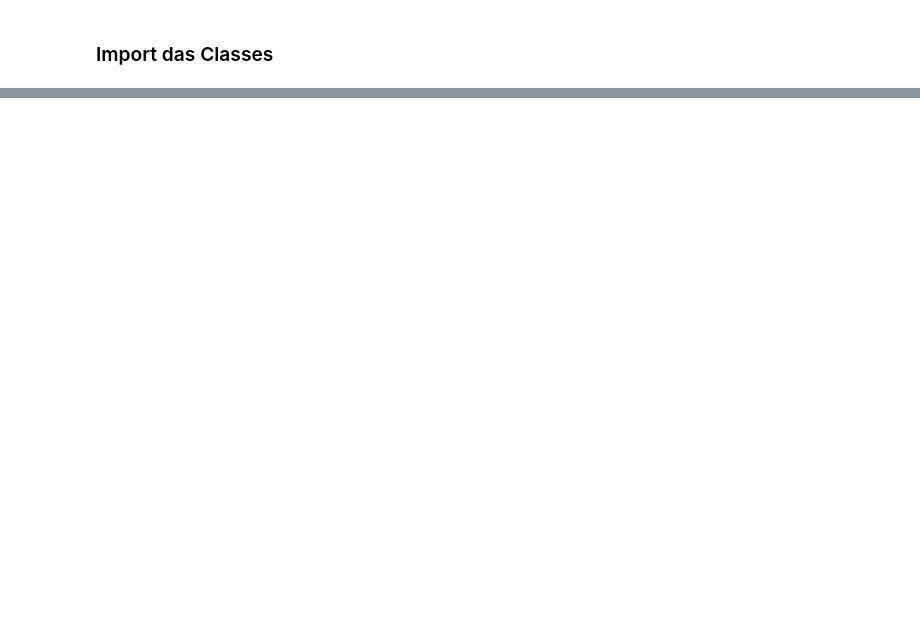
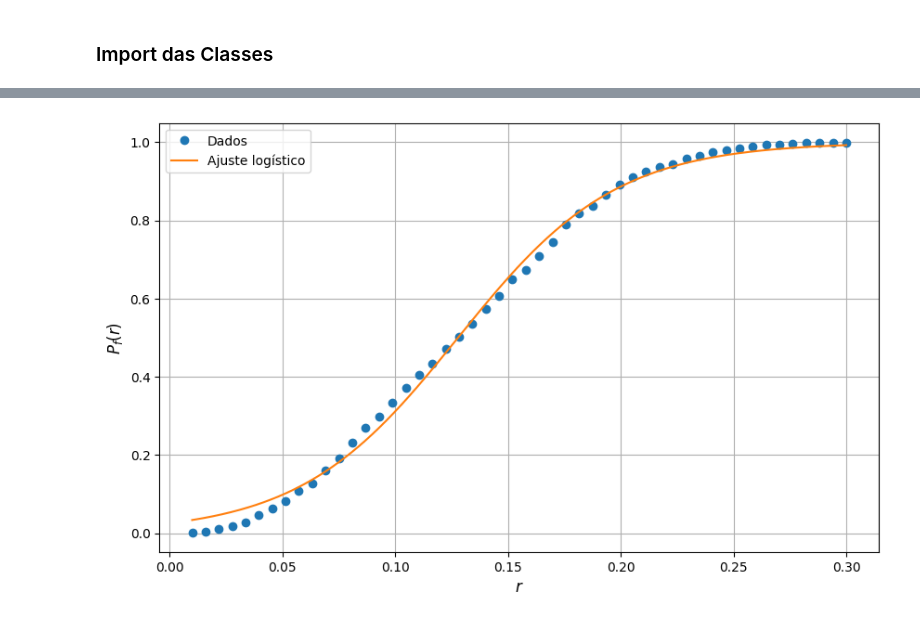
Before and after one commit to joaobalieiro/Classe_Problema_em_Redes, a Jupyter notebook: apresentacao_2.ipynb, the cells around one changed output, grey strips where cells are left out. Drawn from its saved outputs; the diff is of its cells as text; code cells hidden in the pictures; blank space fills up the shorter version.

```diff
--- a/apresentacao_2.ipynb
+++ b/apresentacao_2.ipynb
@@ -258,0 +248,91 @@ AttributeError: 'NoneType' object has no attribute 'tolil'
+# %%
+import numpy as np
+import matplotlib.pyplot as plt
+from scipy.optimize import curve_fit
+
+# ============================================================
+# Dados
+# ============================================================
+
+r = np.array([
+    0.0100, 0.0159, 0.0218, 0.0278, 0.0337,
+    0.0396, 0.0455, 0.0514, 0.0573, 0.0633,
+    0.0692, 0.0751, 0.0810, 0.0869, 0.0929,
+    0.0988, 0.1047, 0.1106, 0.1165, 0.1224,
+    0.1284, 0.1343, 0.1402, 0.1461, 0.1520,
+    0.1580, 0.1639, 0.1698, 0.1757, 0.1816,
+    0.1876, 0.1935, 0.1994, 0.2053, 0.2112,
+    0.2171, 0.2231, 0.2290, 0.2349, 0.2408,
+    0.2467, 0.2527, 0.2586, 0.2645, 0.2704,
+    0.2763, 0.2822, 0.2882, 0.2941, 0.3000
+])
+
+pf = np.array([
+    0.0020, 0.0047, 0.0107, 0.0187, 0.0280,
+    0.0467, 0.0620, 0.0827, 0.1080, 0.1273,
+    0.1607, 0.1920, 0.2307, 0.2687, 0.2973,
+    0.3340, 0.3727, 0.4047, 0.4333, 0.4713,
+    0.5033, 0.5367, 0.5727, 0.6080, 0.6487,
+    0.6733, 0.7080, 0.7453, 0.7887, 0.8173,
+    0.8367, 0.8653, 0.8927, 0.9100, 0.9253,
+    0.9380, 0.9447, 0.9580, 0.9653, 0.9740,
+    0.9800, 0.9840, 0.9900, 0.9933, 0.9940,
+    0.9967, 0.9987, 0.9987, 0.9993, 0.9993
+])
+
+# ============================================================
+# Função logística
+# ============================================================
+
+def logistic(r, a, b):
+    return 1 / (1 + np.exp(-a * (r - b)))
+
+# ============================================================
+# Ajuste dos parâmetros
+# ============================================================
+
+params, covariance = curve_fit(
+    logistic,
+    r,
+    pf,
+    p0=[40, 0.13]   # chute inicial
+)
+
+a_fit, b_fit = params
+
+print(f"a = {a_fit:.6f}")
+print(f"b = {b_fit:.6f}")
+
+# ============================================================
+# Curva ajustada
+# ============================================================
+
+r_fino = np.linspace(r.min(), r.max(), 1000)
+pf_fit = logistic(r_fino, a_fit, b_fit)
+
+# ============================================================
+# Plot
+# ============================================================
+
+plt.figure(figsize=(10,6))
+
+plt.plot(r, pf, 'o', label='Dados')
+plt.plot(r_fino, pf_fit, '-', label='Ajuste logístico')
+
+plt.xlabel(r'$r$', fontsize=12)
+plt.ylabel(r'$P_f(r)$',fontsize=12)
+
+# plt.title('Ajuste Logístico da Probabilidade de Falha')
+
+plt.grid(True)
+plt.legend()
+
+plt.show()
+
+# ============================================================
+# Expressão final
+# ============================================================
+
+print("\nFunção ajustada:\n")
+print(f"P_f(r) = 1 / (1 + exp(-{a_fit:.6f}(r - {b_fit:.6f})))")
+# %% [output]
@@ -258,0 +341 @@ AttributeError: 'NoneType' object has no attribute 'tolil'
+[figure, added]
```
Also changed, not shown: parts of 12 cells of this notebook, 6 other files.
